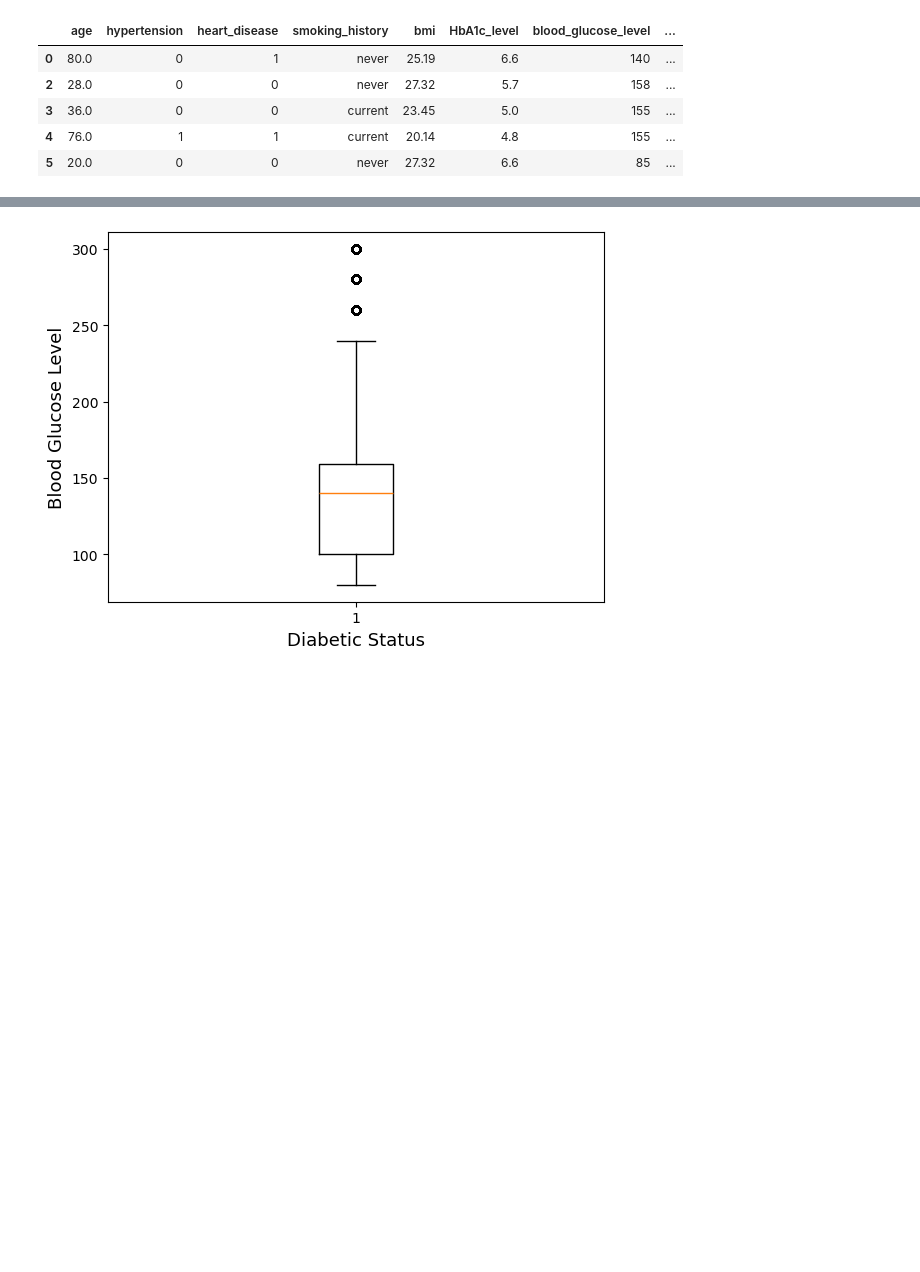
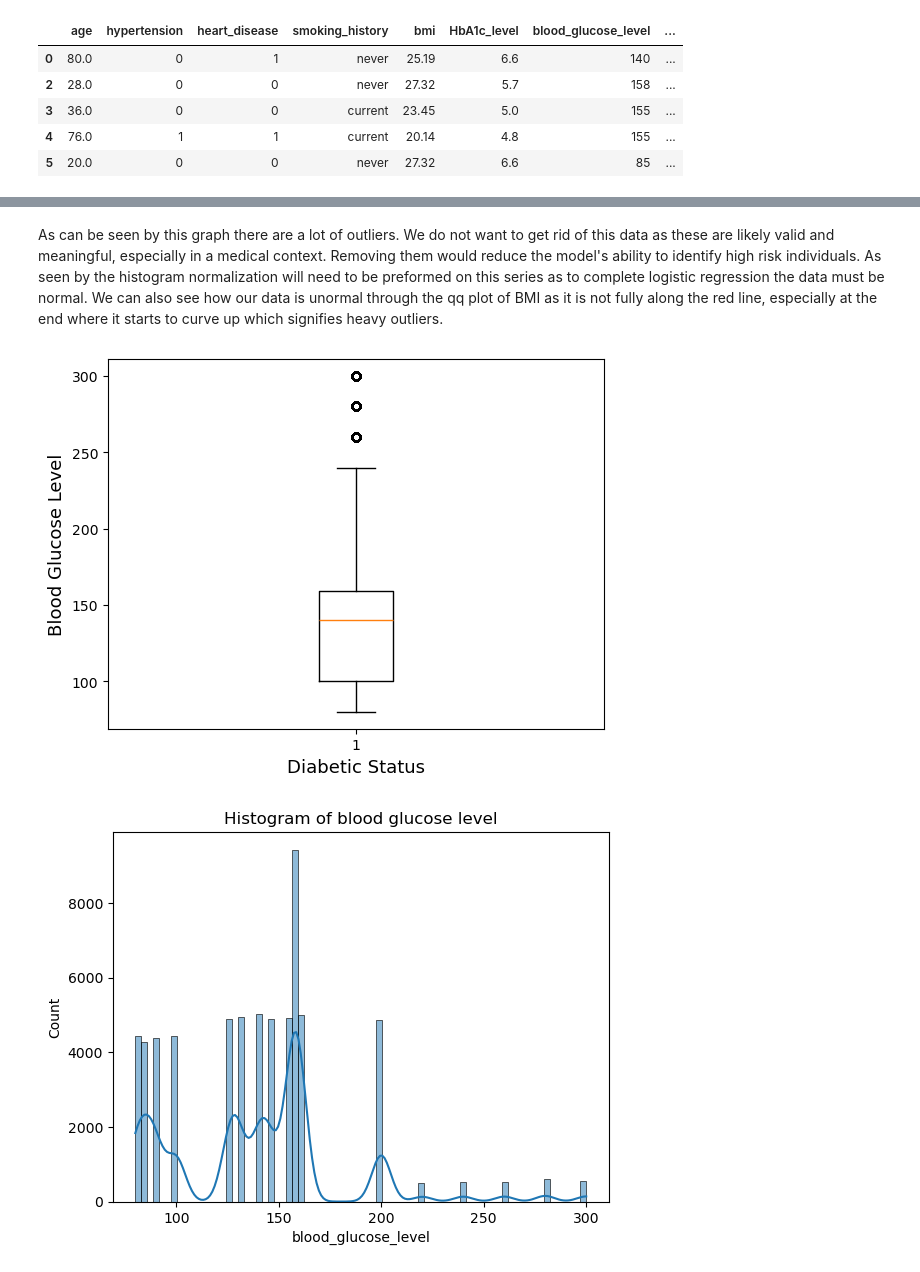
Before and after one commit to CBreach/352Project, a Jupyter notebook: finalProject.ipynb, the cells around one changed output, grey strips where cells are left out. Saved outputs shown, nothing was run; the diff lists cells and outputs as text; code cells hidden in the pictures; blank space fills up the shorter version.

```diff
--- a/finalProject.ipynb
+++ b/finalProject.ipynb
@@ -201,9 +222,18 @@ plt.show()
+# %% [markdown]
+As can be seen by this graph there are a lot of outliers. We do not want to get rid of this data as these are likely valid and meaningful, especially in a medical context. Removing them would reduce the model's ability to identify high risk individuals. As seen by the histogram normalization will need to be preformed on this series as to complete logistic regression the data must be normal. We can also see how our data is unormal through the qq plot of BMI as it is not fully along the red line, especially at the end where it starts to curve up which signifies heavy outliers.
 # %%
 
 fig, ax = plt.subplots()
 ax.boxplot(x=df["blood_glucose_level"])
 plt.ylabel("Blood Glucose Level", fontsize=13)
 plt.xlabel("Diabetic Status", fontsize=13)
 plt.show()
+sns.histplot(df["blood_glucose_level"], kde=True)
+plt.title(f'Histogram of blood glucose level')
+plt.show()
+probplot(df["blood_glucose_level"], dist="norm", plot=plt)
+plt.title(f'Q-Q Plot of blood glucose level')
+plt.show()
 # %% [output]
 [figure]
+[figure, added]
```
Also changed, not shown: parts of 44 cells of this notebook.
